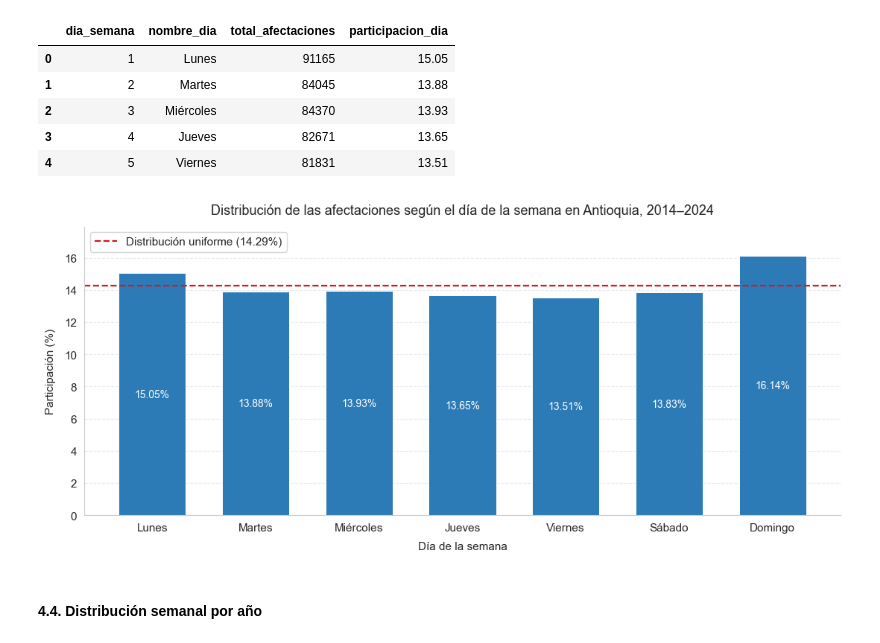
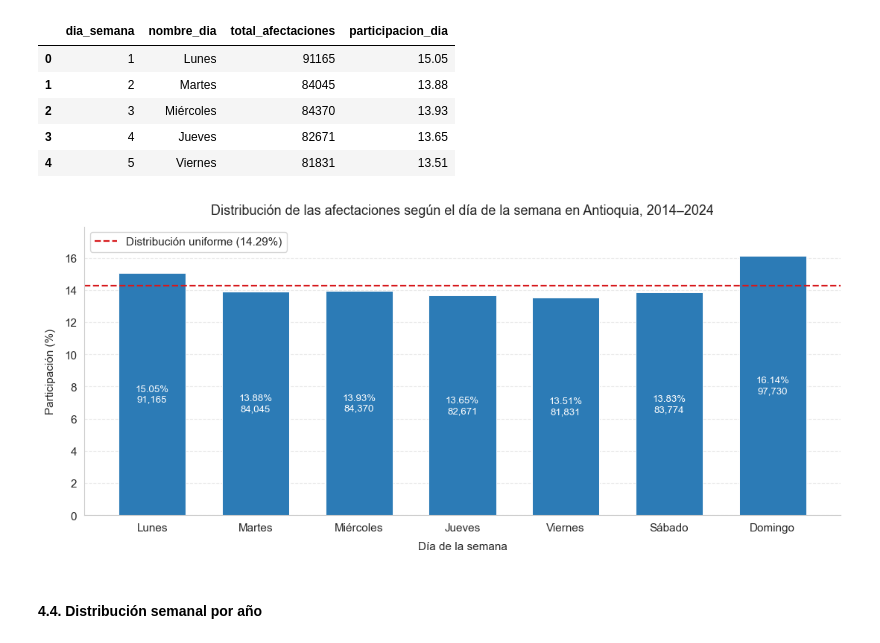
Before and after one commit to SaraBalbin/DW_Analisis_Criminalidad_Colombia, a Jupyter notebook: 05_Analisis_temporal.ipynb, the cells around one changed output. Saved outputs shown, nothing was run; the diff lists cells and outputs as text; code cells hidden in the pictures.

```diff
--- a/05_Analisis_temporal.ipynb
+++ b/05_Analisis_temporal.ipynb
@@ -1149,14 +1149,19 @@ barras = ax.bar(
 )
 
 # Etiquetas DENTRO de las barras (blancas)
-for barra, valor in zip(barras, df_plot["participacion_dia"]):
+# Etiquetas dentro de las barras: participación + cantidad de afectados
+for barra, participacion, total in zip(
+    barras,
+    df_plot["participacion_dia"],
+    df_plot["total_afectaciones"]
+):
     ax.text(
         barra.get_x() + barra.get_width() / 2,
         barra.get_height() / 2,
-        f"{valor:.2f}%",
+        f"{participacion:.2f}%\n{total:,.0f}",
         ha="center",
         va="center",
-        fontsize=10,
+        fontsize=9.5,
         fontweight="medium",
         color="white"
     )
@@ -1167,34 +1172,34 @@ ax.axhline(
     color="#d7191c",
     linestyle="--",
     linewidth=1.6,
     label=f"Distribución uniforme ({uniforme:.2f}%)"
 )
 
 # Títulos y ejes
 ax.set_title(
     "Distribución de las afectaciones según el día de la semana en Antioquia, 2014–2024",
     pad=12
 )
 
 ax.set_xlabel("Día de la semana", labelpad=8)
 ax.set_ylabel("Participación (%)", labelpad=8)
 
 ax.set_ylim(0, df_plot["participacion_dia"].max() + 1.8)
 
 # Grilla solo horizontal
 ax.grid(axis="y", linestyle="--", alpha=0.4)
 ax.grid(axis="x", visible=False)
 
 # Leyenda
 ax.legend(loc="upper left", frameon=True)
 
 # Eliminar bordes superiores y derechos
 sns.despine(ax=ax, top=True, right=True)
 
 plt.tight_layout()
 plt.show()
 # %% [output]
-[figure, old version]
+[figure, new version]
 # %% [markdown]
 #### **4.4. Distribución semanal por año**
 # %%
```
